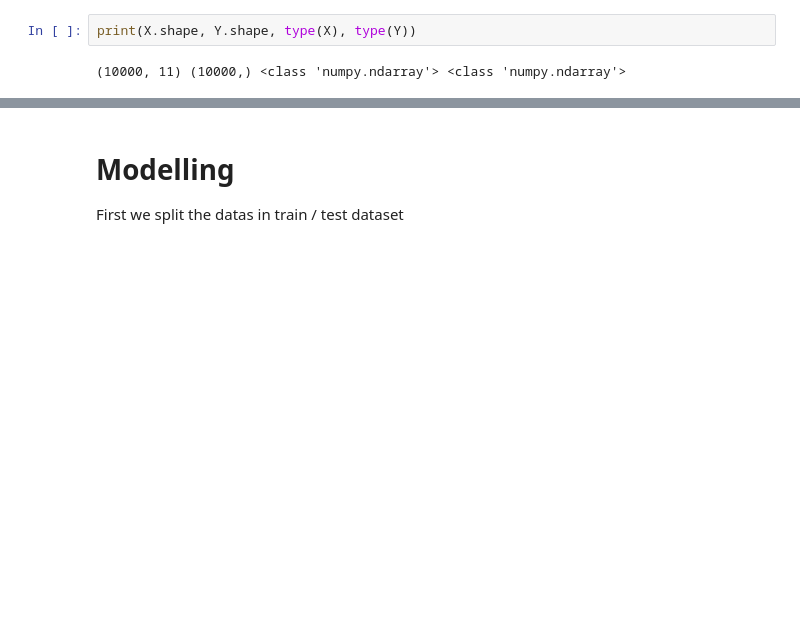
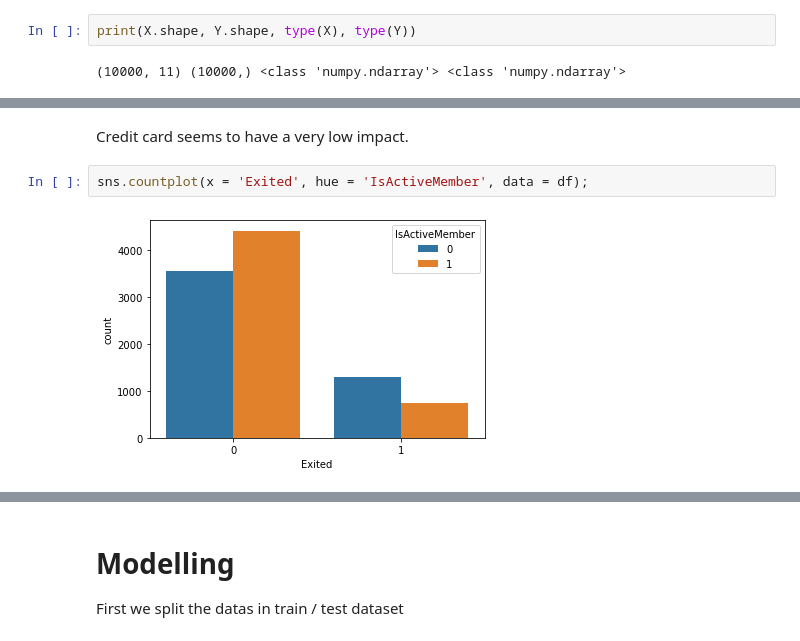
Before and after one commit to splatch58/ML_PythonLabs, a Jupyter notebook: Project_DE_CANDIDO_Bank_Churn.ipynb, the cells around one changed output, grey strips where cells are left out. Cells and saved outputs as stored; diff of their text form; blank space fills up the shorter version.

```diff
--- a/Project_DE_CANDIDO_Bank_Churn.ipynb
+++ b/Project_DE_CANDIDO_Bank_Churn.ipynb
@@ -127,0 +210,6 @@ print(X.shape, Y.shape, type(X), type(Y))
+# %% [markdown]
+Credit card seems to have a very low impact.
+# %%
+sns.countplot(x = 'Exited', hue = 'IsActiveMember', data = df);
+# %% [output]
+[figure, added]
```
Also changed, not shown: parts of 38 cells of this notebook.
